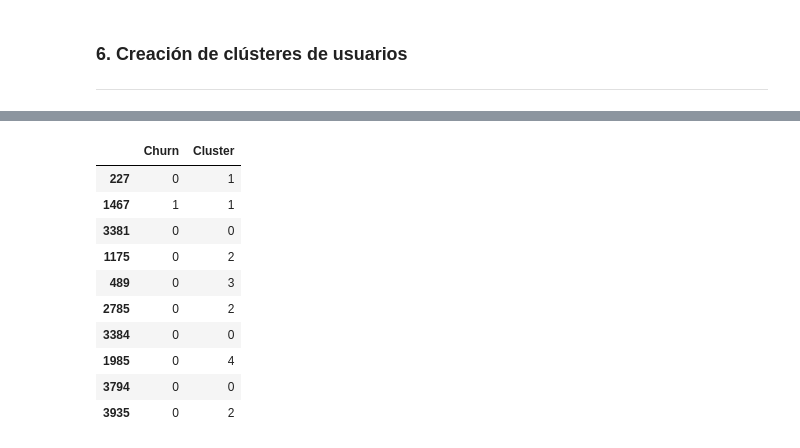
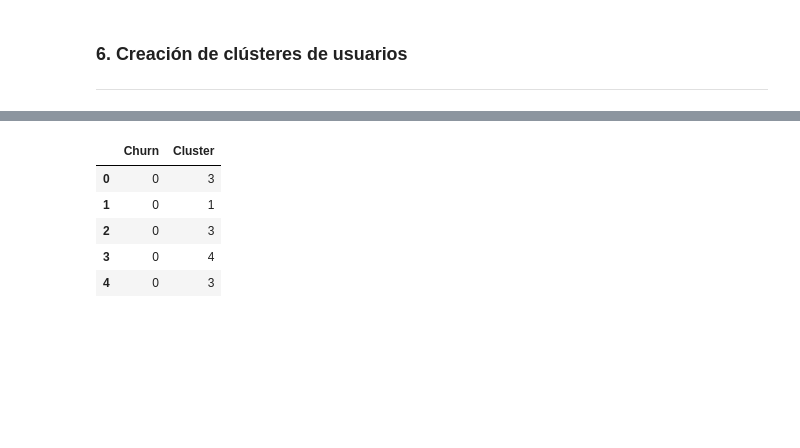
Before and after one commit to CECILIAM14/PROYECTO-13, a Jupyter notebook: PROYECTO 13/Notebook.ipynb, the cells around one changed output, grey strips where cells are left out. Drawn from its saved outputs; the diff is of its cells as text; code cells hidden in the pictures; blank space fills up the shorter version.

```diff
--- a/PROYECTO 13/Notebook.ipynb
+++ b/PROYECTO 13/Notebook.ipynb
@@ -415,3 +416,20 @@ Recall : 1.0
 # %% [markdown]
 ### 6. Creación de clústeres de usuarios
 ---
+# %%
+#Deficinición de variable de las características
+features = gym_df.drop('Churn', axis = 1)
+
+#Estandarización
+scaler = StandardScaler()
+features_scaled = scaler.fit_transform(features)
+
+linked = linkage(features, method = 'ward')
+
+#Creación de dendograma
+plt.figure(figsize=(12, 8))
+dendrogram(linked, orientation='top')
+plt.title('Agrupación jerárquica')
+plt.xlabel('Indice de Datos')
+plt.ylabel('Distancia')
+plt.show()
@@ -418,30 +438,15 @@ Recall : 1.0
 # %%
-# Deficinión de variable objetivo
-target = gym_df['Churn']
-
-# Selección del resto de las características
-features=  gym_df.drop('Churn', axis=1)
-
-# Estandarización de las características.
-scaler = StandardScaler()
-fitur_scaled = scaler.fit_transform(features)
-
 # Agrupación en 5 clusters
 n_clusters = 5
-kmeans = KMeans(n_clusters)
-gym_df['Cluster'] = kmeans.fit_predict(fitur_scaled)
+kmeans = KMeans(n_clusters, random_state=0)
+gym_df['Cluster'] = kmeans.fit_predict(features_scaled)
 
 # Visualizar resultados
-gym_df[['Churn', 'Cluster']].sample(10)
+gym_df[['Churn', 'Cluster']].head(5)
 # %% [output]
 |  | Churn | Cluster |
-| 227 | 0 | 1 |
-| 1467 | 1 | 1 |
-| 3381 | 0 | 0 |
-| 1175 | 0 | 2 |
-| 489 | 0 | 3 |
-| 2785 | 0 | 2 |
-| 3384 | 0 | 0 |
-| 1985 | 0 | 4 |
-| 3794 | 0 | 0 |
-| 3935 | 0 | 2 |
+| 0 | 0 | 3 |
+| 1 | 0 | 1 |
+| 2 | 0 | 3 |
+| 3 | 0 | 4 |
+| 4 | 0 | 3 |
```
Also changed, not shown: parts of 9 cells of this notebook.
